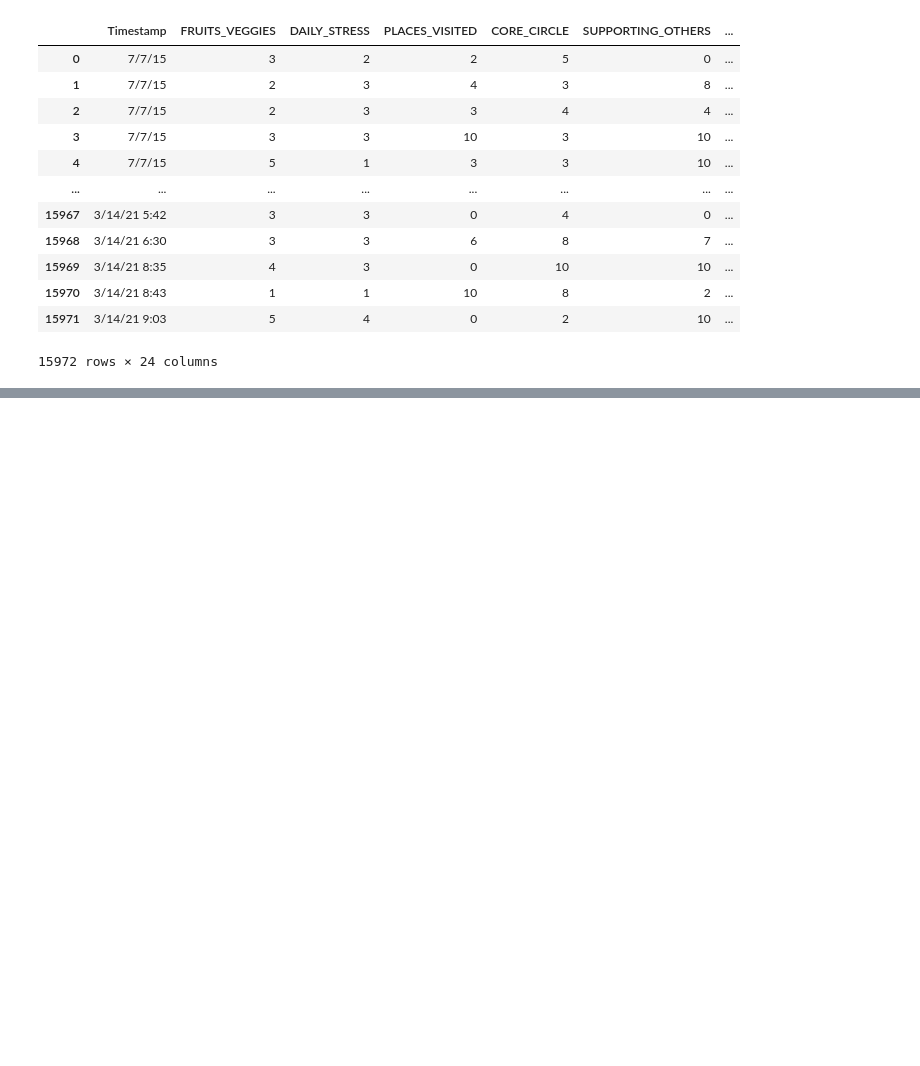
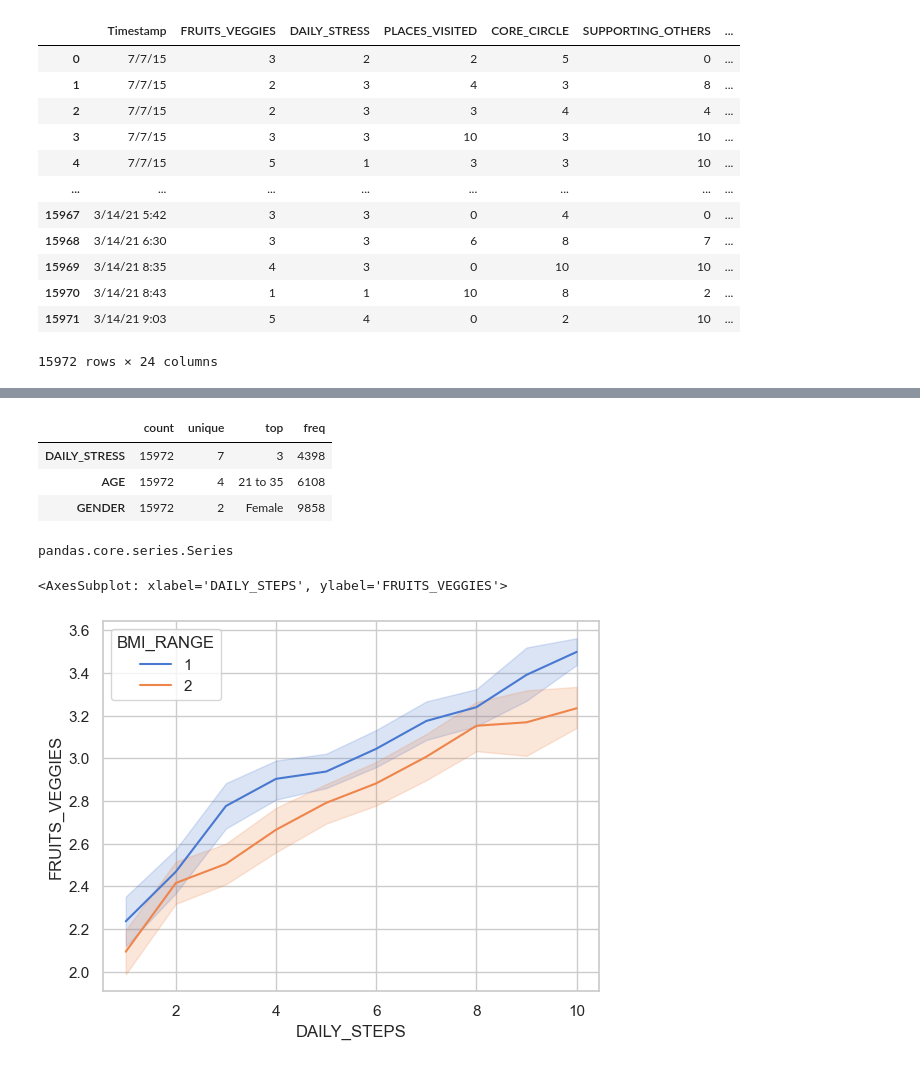
Before and after one commit to ubco-W2022T2-data301/project-group-group06, a Jupyter notebook: analysis/analysis3.ipynb, the cells around one changed output, grey strips where cells are left out. Cells and saved outputs as stored; diff of their text form; code cells hidden in the pictures; blank space fills up the shorter version.

```diff
--- a/analysis/analysis3.ipynb
+++ b/analysis/analysis3.ipynb
@@ -36,0 +43,3 @@ df
+# %%
+dfa = df[["SLEEP_HOURS", "BMI_RANGE", "FRUITS_VEGGIES", "DAILY_STEPS", "TODO_COMPLETED", "DAILY_STRESS", "AGE", "GENDER"]]
+dfa
@@ -36,0 +106,18 @@ df
+# %%
+dfa.describe(exclude='number').T
+# %% [output]
+|  | count | unique | top | freq |
+| DAILY_STRESS | 15972 | 7 | 3 | 4398 |
+| AGE | 15972 | 4 | 21 to 35 | 6108 |
+| GENDER | 15972 | 2 | Female | 9858 |
+# %%
+type(dfa["DAILY_STEPS"])
+# %% [output]
+pandas.core.series.Series
+# %%
+sns.lineplot(x="DAILY_STEPS", y="FRUITS_VEGGIES",
+             hue="BMI_RANGE", palette="muted",
+             data=dfa)
+# %% [output]
+<AxesSubplot: xlabel='DAILY_STEPS', ylabel='FRUITS_VEGGIES'>
+[figure, added]
```
Also changed, not shown: parts of 15 cells of this notebook.
